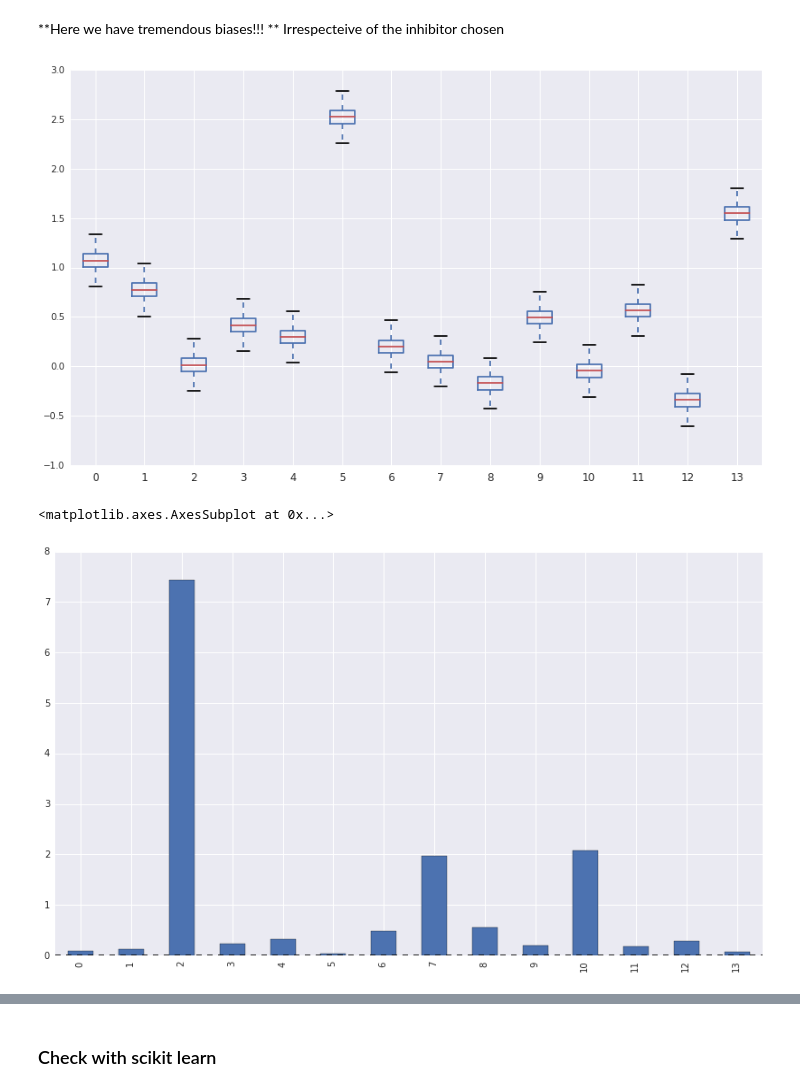
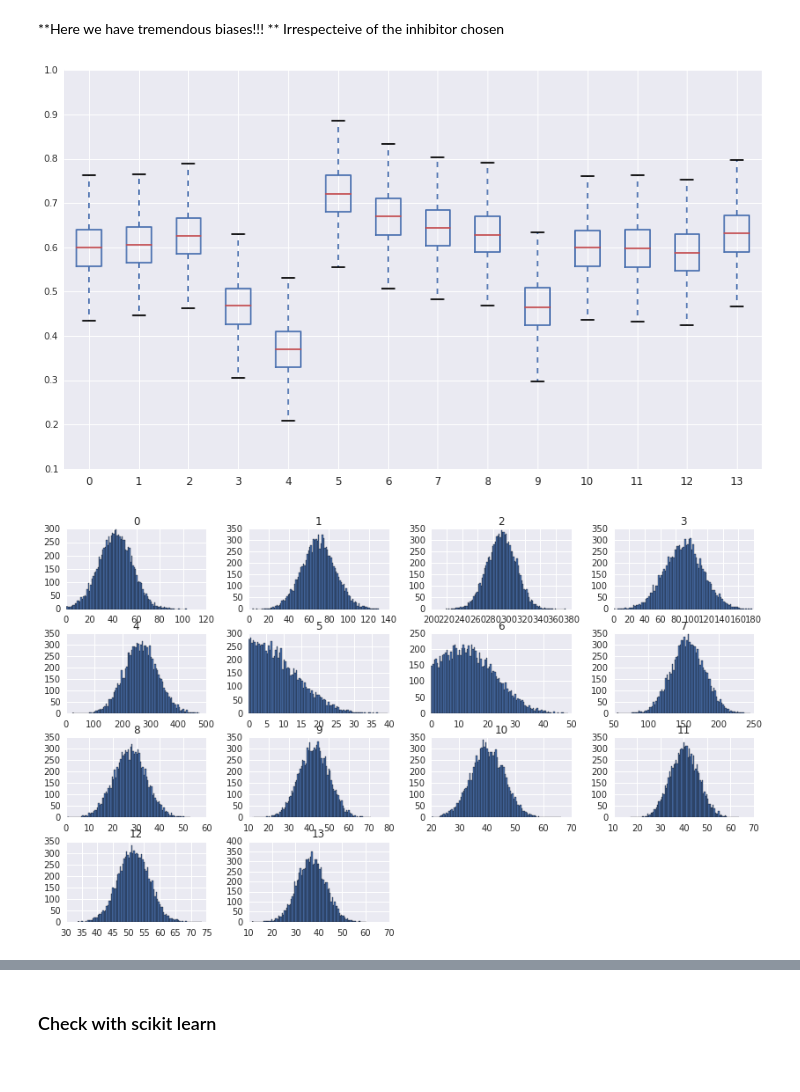
Before and after one commit to VictoriaDM/tulip, a Jupyter notebook: src/preliminary_study_on_regression.ipynb, the cells around one changed output, grey strips where cells are left out. Cells and saved outputs as stored; diff of their text form; code cells hidden in the pictures.

Commit message:
add new tools to perform the cross validation over all inhibitors and bunch of phosphos combinations

```diff
--- a/src/preliminary_study_on_regression.ipynb
+++ b/src/preliminary_study_on_regression.ipynb
@@ -27,9 +29,3 @@ and inhibitors, we have 14 measured proteins, some of them are Transcription Fac
 
 
 In the files data/inhibitors/<name>_zscores_inh.json, we have stored for each cell line and protein, the fold change as a zscore. Here below is an example of such file.
-# %%
-inhibitor = 'MEKi'
-df = pd.read_json(open('../data/inhibitors/%s_zscores_inh.json' % inhibitor,'r').read())
-inhibitor = 'MEK'  # note that for MEK, there is an i in the filename but no in the header...
-df['one'] = [1] * 14
-df
@@ -51,0 +32,4 @@ df
+# %%
+p = tulip.Tulip('PLX')
+df = p.data
+df
@@ -80,7 +101,7 @@ IC50 = pd.read_json('../data/IC50.json')
 IC50 = IC50.ix[inhibitor]
 # !!!!!!!!!!!!!!!!!!!!!
 # fill NA with zeros for now otherwise beta estimate fails
-IC50 = IC50.fillna(0)
+IC50 = IC50.fillna(1)  # not zero since we divide by Y in some places
 Y = IC50.values
 #Y = np.exp(IC50.values) # to express in micro mol ?
 Y
@@ -94,10 +115,12 @@ array([ 2.74384029,  3.84591869,  3.44858291,  1.62043943, -0.09063774,
 We select some measurents believed to be transcription factor
 # %%
 TFs =  ['one', 'GSK3', 'IkBa',  'ERK', 'RPS6', 'RSKp90', 'SMAD2', 'cJun', 'p38', 'mTOR']
-TFs =  ['one',  'ERK',  'RSKp90', 'cJun', 'mTOR']
-#TFs = ['mTOR', 'AKT']
+TFs =  ['one',  'ERK',  'RSKp90', 'cJun', 'mTOR', 'SMAD2']
+#TFs =  ['one',  'ERK',  'RSKp90', 'mTOR']
+#TFs = df.columns[0:]
+#TFs = ['one', 'mTOR']
 X = df[TFs].as_matrix()
 X.shape
 #X = X.transpose()
-X
+#X
 # %% [output]
@@ -208,11 +224,10 @@ for i in range(0, len(Y)):
 # %%
 _ = yerrors.boxplot()
 # %% [output]
-[figure, old version]
+[figure, new version]
 # %%
 # !!!!!!!!!!!!!!!!!!!!!!1
 # CV cannot be used here because Y values are pos and neg
-abs((yerrors.std()/yerrors.mean())).plot(kind='bar')
+_ = (abs(yerrors - Y)/abs(Y)*100).hist(bins=100)
 # %% [output]
-<matplotlib.axes.AxesSubplot at 0x...>
-[figure, old version]
+[figure, new version]
```
Also changed, not shown: parts of 84 cells of this notebook, 1 other file.
